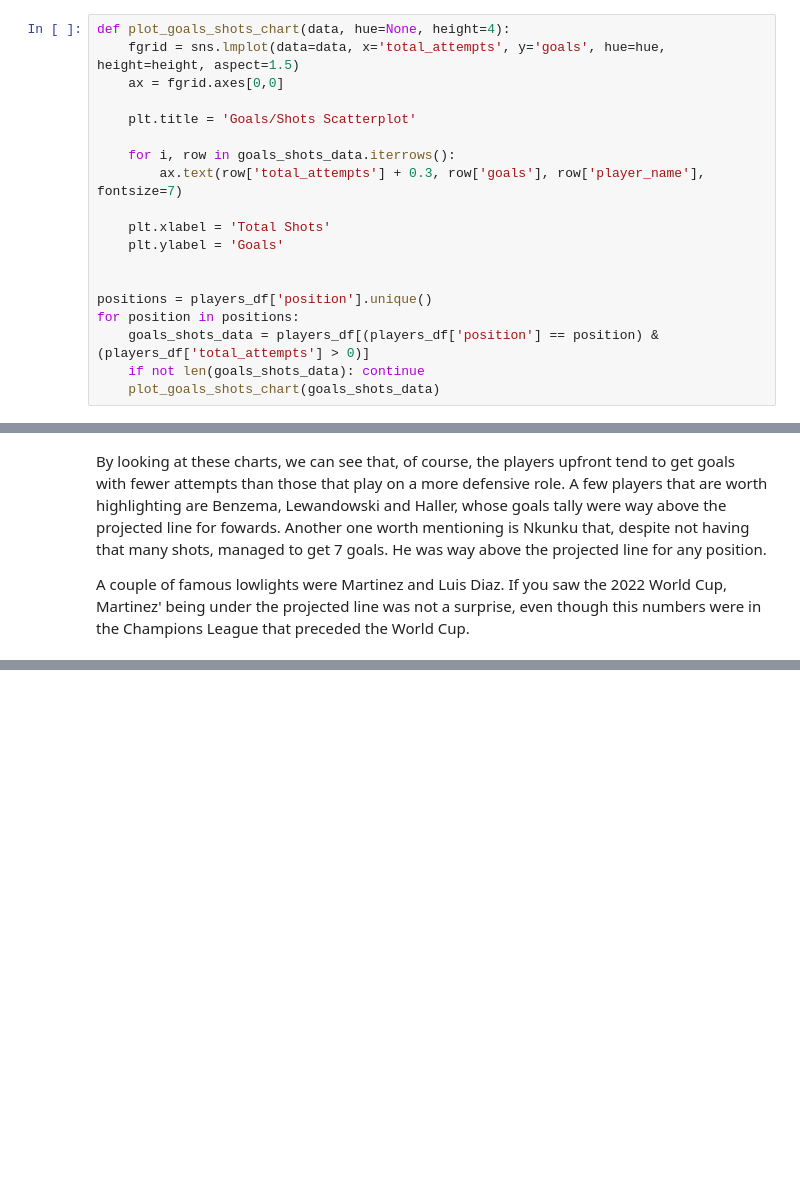
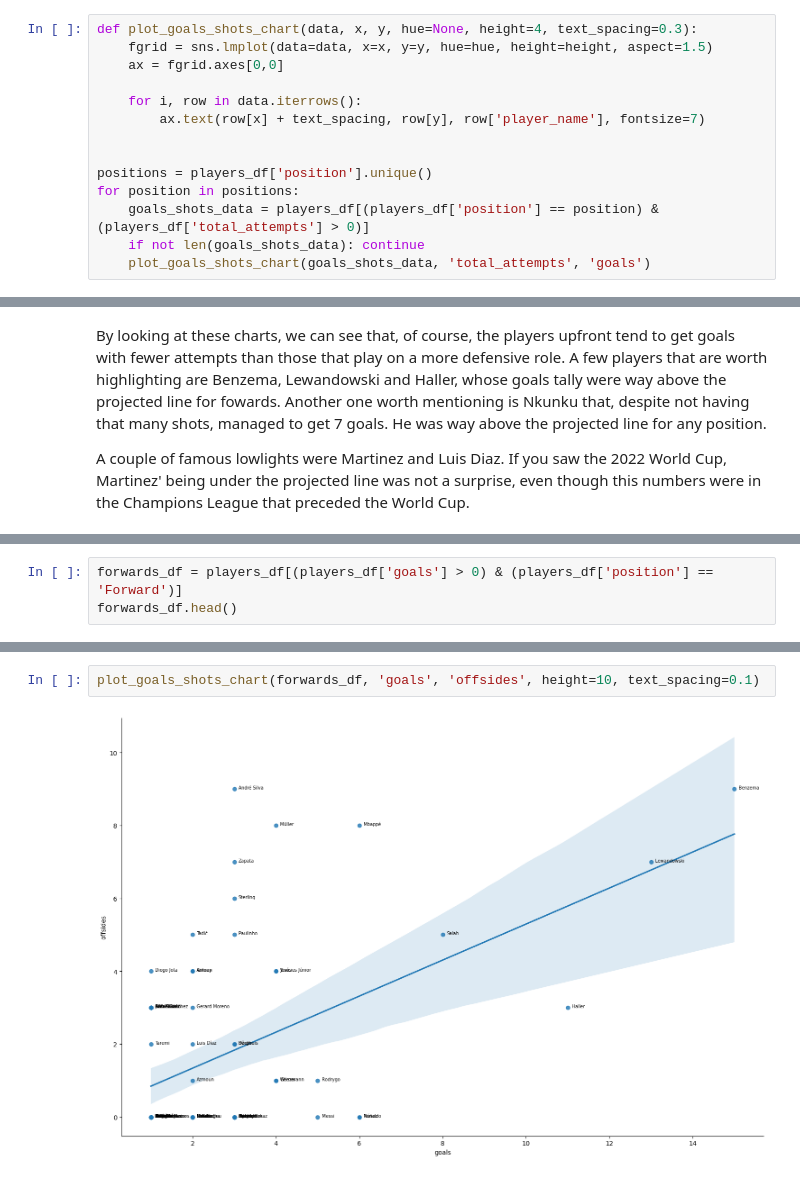
Before and after one commit to caiomelo22/20-21-Champions-League-Analysis, a Jupyter notebook: notebooke5ae0d8453.ipynb, the cells around one changed output, grey strips where cells are left out. Cells and saved outputs as stored; diff of their text form; blank space fills up the shorter version.

Commit message:
Display goals when comparing them to offsides

```diff
--- a/notebooke5ae0d8453.ipynb
+++ b/notebooke5ae0d8453.ipynb
@@ -92,24 +92,19 @@ players_df.describe()
 # %% [markdown]
 Now, we are going to scatterplot the goals/shots by position
 # %%
-def plot_goals_shots_chart(data, hue=None, height=4):
-    fgrid = sns.lmplot(data=data, x='total_attempts', y='goals', hue=hue, height=height, aspect=1.5)
+def plot_goals_shots_chart(data, x, y, hue=None, height=4, text_spacing=0.3):
+    fgrid = sns.lmplot(data=data, x=x, y=y, hue=hue, height=height, aspect=1.5)
     ax = fgrid.axes[0,0]
 
-    plt.title = 'Goals/Shots Scatterplot'
-
-    for i, row in goals_shots_data.iterrows():
-        ax.text(row['total_attempts'] + 0.3, row['goals'], row['player_name'], fontsize=7)
-
-    plt.xlabel = 'Total Shots'
-    plt.ylabel = 'Goals'
+    for i, row in data.iterrows():
+        ax.text(row[x] + text_spacing, row[y], row['player_name'], fontsize=7)
 
 
 positions = players_df['position'].unique()
 for position in positions:
     goals_shots_data = players_df[(players_df['position'] == position) & (players_df['total_attempts'] > 0)]
     if not len(goals_shots_data): continue
-    plot_goals_shots_chart(goals_shots_data)
+    plot_goals_shots_chart(goals_shots_data, 'total_attempts', 'goals')
 # %% [output]
 [figure]
 [figure]
@@ -132,0 +125,3 @@ A couple of famous lowlights were Martinez and Luis Diaz. If you saw the 2022 Wo
+# %%
+forwards_df = players_df[(players_df['goals'] > 0) & (players_df['position'] == 'Forward')]
+forwards_df.head()
@@ -132,0 +136,4 @@ A couple of famous lowlights were Martinez and Luis Diaz. If you saw the 2022 Wo
+# %%
+plot_goals_shots_chart(forwards_df, 'goals', 'offsides', height=10, text_spacing=0.1)
+# %% [output]
+[figure, added]
```
Also changed, not shown: parts of 5 cells of this notebook.
